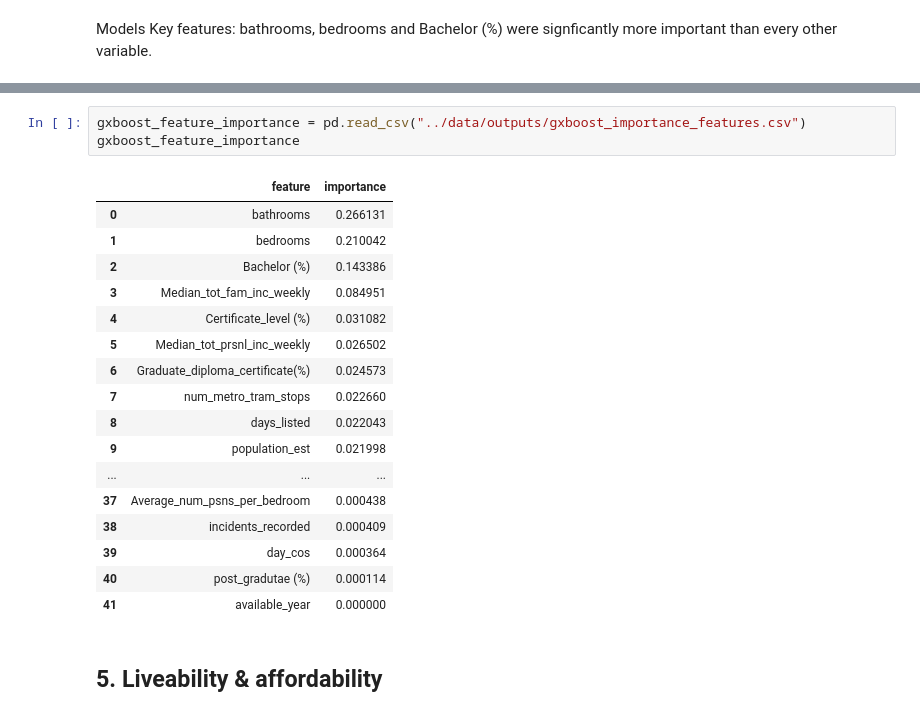
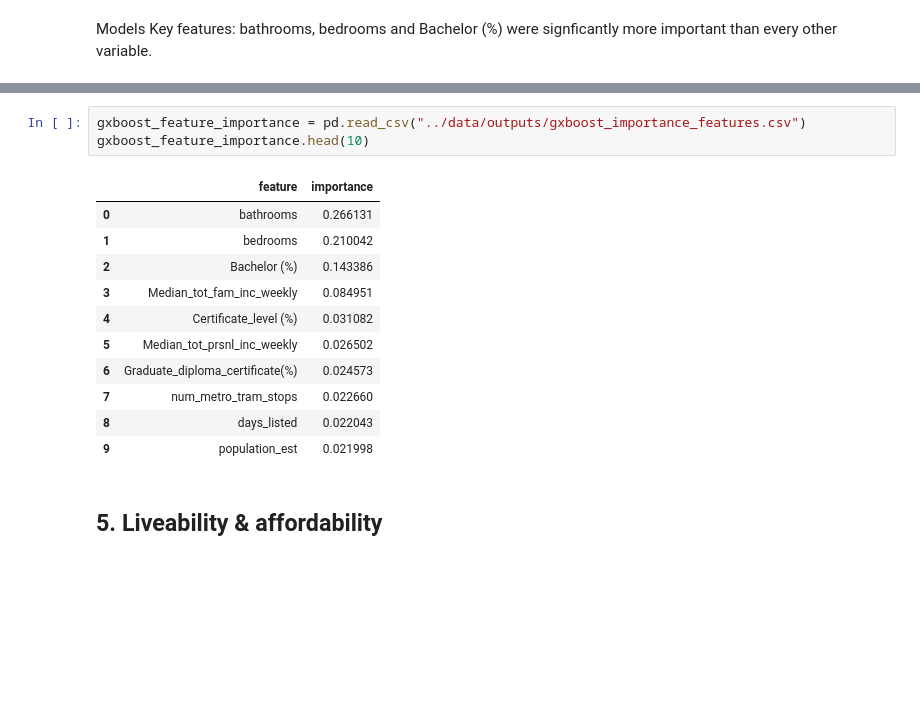
Before and after one commit to bicicow03/Group-Project-Real-Estate-Industry-Analysis, a Jupyter notebook: notebooks/summary_notebook.ipynb, the cells around one changed output, grey strips where cells are left out. Drawn from its saved outputs; the diff is of its cells as text; blank space fills up the shorter version.

```diff
--- a/notebooks/summary_notebook.ipynb
+++ b/notebooks/summary_notebook.ipynb
@@ -224,24 +218,18 @@ rf_feature_importance
 # %%
 gxboost_feature_importance = pd.read_csv("../data/outputs/gxboost_importance_features.csv")
-gxboost_feature_importance
+gxboost_feature_importance.head(10)
 # %% [output]
 |  | feature | importance |
 | 0 | bathrooms | 0.266131 |
 | 1 | bedrooms | 0.210042 |
 | 2 | Bachelor (%) | 0.143386 |
 | 3 | Median_tot_fam_inc_weekly | 0.084951 |
 | 4 | Certificate_level (%) | 0.031082 |
 | 5 | Median_tot_prsnl_inc_weekly | 0.026502 |
 | 6 | Graduate_diploma_certificate(%) | 0.024573 |
 | 7 | num_metro_tram_stops | 0.022660 |
 | 8 | days_listed | 0.022043 |
 | 9 | population_est | 0.021998 |
-| ... | ... | ... |
-| 37 | Average_num_psns_per_bedroom | 0.000438 |
-| 38 | incidents_recorded | 0.000409 |
-| 39 | day_cos | 0.000364 |
-| 40 | post_gradutae (%) | 0.000114 |
-| 41 | available_year | 0.000000 |
 # %% [markdown]
 ## 5. Liveability & affordability
 # %% [markdown]
```
Also changed, not shown: parts of 6 cells of this notebook, 1 other file.
